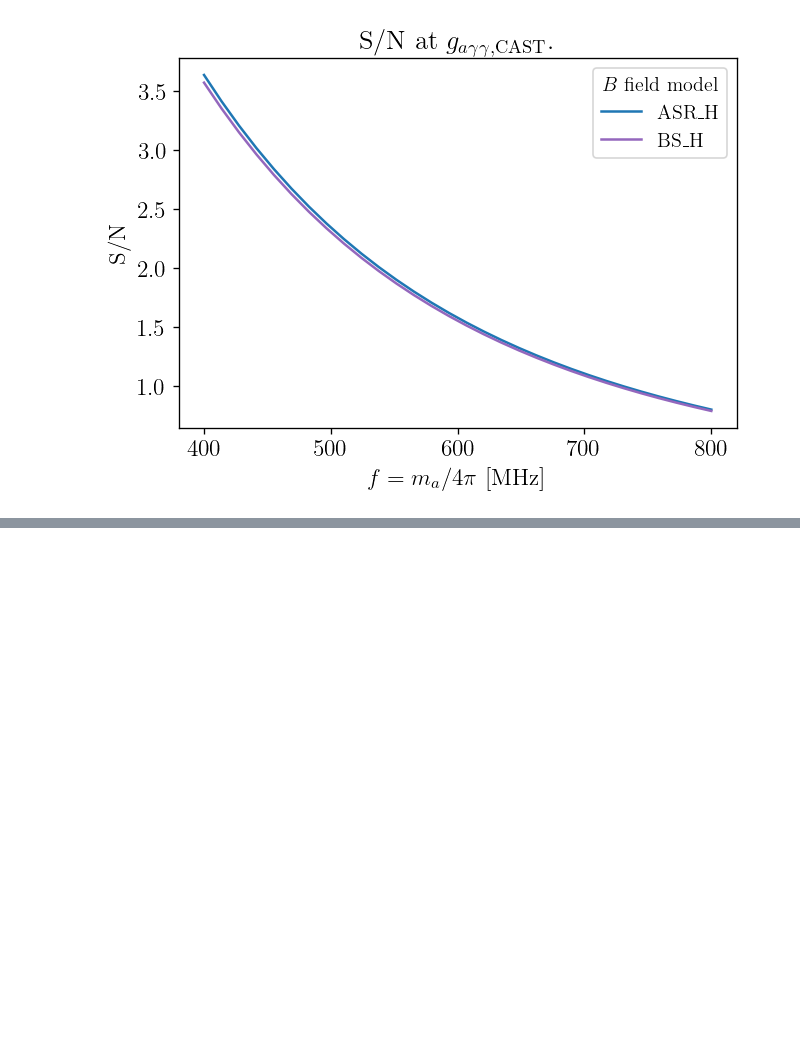
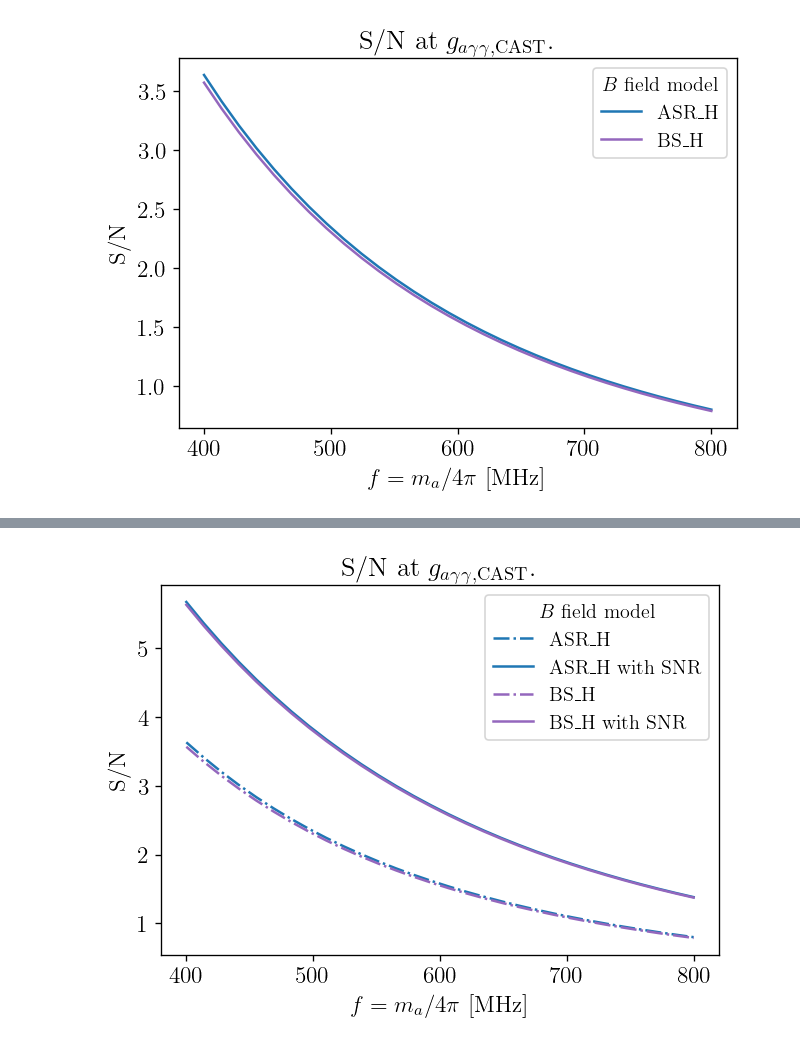
Before and after one commit to yitiansun/axion-mirror, a Jupyter notebook: notebook/CHIME_estimate.ipynb, the cells around one changed output, grey strips where cells are left out. Saved outputs shown, nothing was run; the diff lists cells and outputs as text; code cells hidden in the pictures; blank space fills up the shorter version.

```diff
--- a/notebook/CHIME_estimate.ipynb
+++ b/notebook/CHIME_estimate.ipynb
@@ -228,0 +335,9 @@ ax.legend(title=r'$B$ field model');
+# %%
+tot_temp_map = {}
+B_schemes = ['ASR_H', 'BS_H']
+for B_scheme in B_schemes:
+    tot_temp_map[B_scheme] = np.load(f'{INTM_DIR}/tot_temp_map_{B_scheme}.npy')
+haslam_dsds_map = np.load(f'{INTM_DIR}/haslam_dsds_map.npy')
+exposure_map = np.load(f'{INTM_DIR}/exposure_map.npy')
+
+snr_list = pickle.load(open('../data/SNR/snrlist.p', 'rb'))
@@ -228,0 +367,13 @@ ax.legend(title=r'$B$ field model');
+# %%
+fig, ax = plt.subplots(figsize=(6, 4))
+
+colors = [['tab:blue', 'tab:purple'], ['tab:blue', 'tab:purple']]
+
+for i, B_scheme in enumerate(B_schemes):
+    ax.plot(freq_s, tot_SNR_s[B_scheme], '-.', label=B_scheme, c=colors[0][i])
+    ax.plot(freq_s, tot_SNR_s[B_scheme+'_wsnr'], label=B_scheme+' with SNR', c=colors[1][i])
+ax.set(xlabel=r'$f=m_a/4\pi$ [MHz]', ylabel='S/N',
+       title=r'S/N at $g_{a\gamma\gamma,\mathrm{CAST}}$.')
+ax.legend(title=r'$B$ field model');
+# %% [output]
+[figure, added]
```
Also changed, not shown: parts of 13 cells of this notebook, 6 other files.
